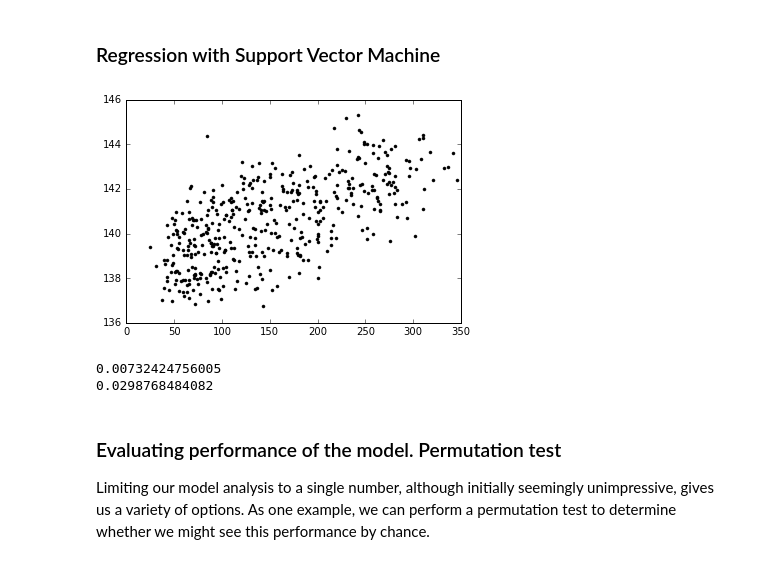
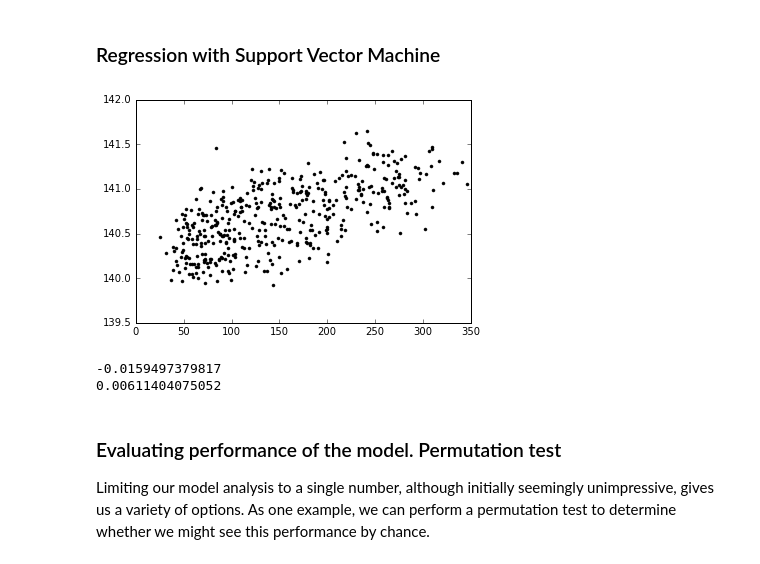
Before and after one commit to biof509/biof509-fall2017, a Jupyter notebook: week4-notebooks/Wk04-Regression-and-classification.ipynb, the cells around one changed output. Cells and saved outputs as stored; diff of their text form; code cells hidden in the pictures.

```diff
--- a/week4-notebooks/Wk04-Regression-and-classification.ipynb
+++ b/week4-notebooks/Wk04-Regression-and-classification.ipynb
@@ -234,21 +240,21 @@ If in doubd we can always begin with an ensemble or boosting approach as they ty
 # %%
 # https://en.wikipedia.org/wiki/Support_vector_machine#Regression
 from sklearn import svm
 
-reg = svm.SVR(kernel='linear')
+reg = svm.SVR() #
 reg.fit(data, y)
 y_hat = reg.predict(data)
 plt.plot(y, y_hat, 'k.')
 plt.show()
 
 print(r2_score(y, y_hat))
 print(explained_variance_score(y, y_hat))
 
 # Note that R2 is NOT equal to % explained variance
 # %% [output]
-[figure, old version]
+[figure, new version]
-0.00732424756005
-0.0298768484082
+-0.0159497379817
+0.00611404075052
 # %% [markdown]
 ### Evaluating performance of the model. Permutation test
 
```
Also changed, not shown: parts of 4 cells of this notebook, 17 other files.
